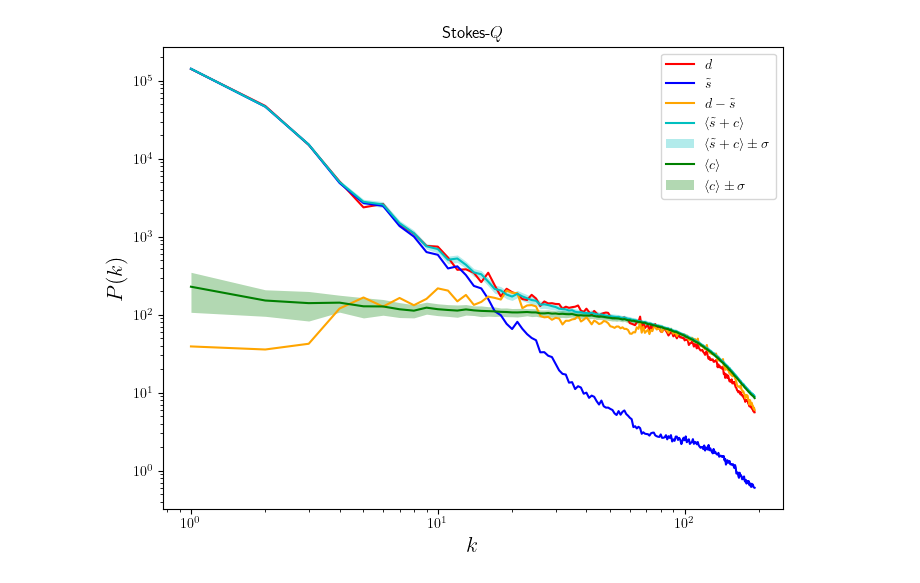
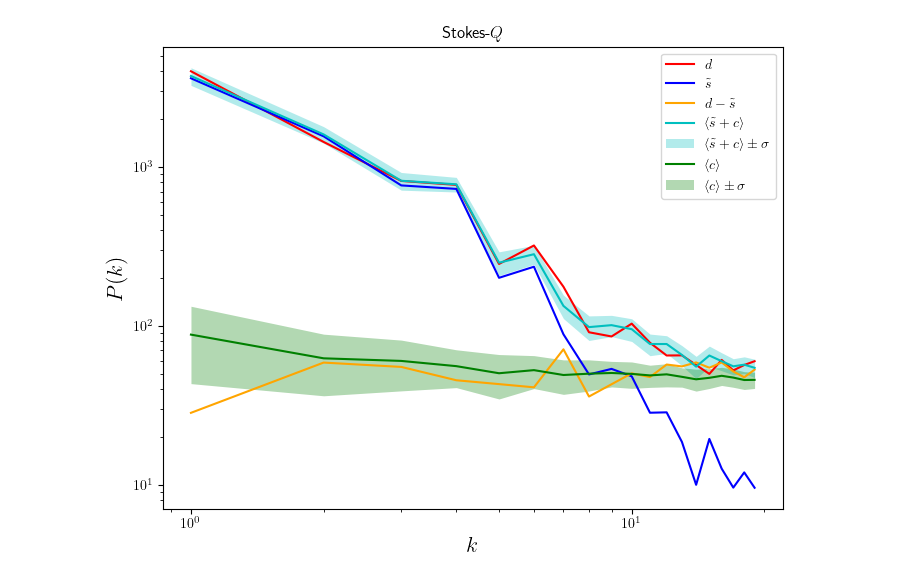
Before and after one commit to atsouros/ScatteringDenoising, a Jupyter notebook: planck_results_plot.ipynb, the cells around one changed output. Drawn from its saved outputs; the diff is of its cells as text; code cells hidden in the pictures.

```diff
--- a/planck_results_plot.ipynb
+++ b/planck_results_plot.ipynb
@@ -37,22 +80,27 @@ u_path = glob.glob(f"{base_path}signal/patch_{patch}/patch_{patch}_U*.npy")[0]
 
 # Load it
 data_I = np.load(i_path)
-data_I = downsample(data_I)
+data_I = margin_crop(downsample(data_I))
 
 # Load it
 data_Q = np.load(q_path)
-data_Q = downsample(data_Q)
+data_Q = margin_crop(downsample(data_Q))
 
 # Load it
 data_U = np.load(u_path)
-data_U = downsample(data_U)
+data_U = margin_crop(downsample(data_U))
 # %%
-denoised = np.load(f"/Users/tsouros/Desktop/ScatteringDenoising/image_denoised_patch_{patch}.npy")
+denoised = np.load(f"/Users/tsouros/Desktop/ScatteringDenoising/image_denoised_patch_{patch}_2.npy")
 # %%
 # image_I, image_Q, image_U = denoised[0], denoised[1], denoised[2]
-image_Q, image_U = denoised[0], denoised[1]
+image_Q, image_U = margin_crop(denoised[0]), margin_crop(denoised[1])
+image_Q = low_pass_filter(image_Q, k_max = k_max)
+image_U = low_pass_filter(image_U, k_max = k_max)
 # %%
-def plot_PS(stokes, image_Q, image_U, data_Q, data_U, nuisance):
+def plot_PS(stokes, image_Q, image_U, data_Q, data_U, nuisance, k_max):
+    import numpy as np
+    import matplotlib.pyplot as plt
+
     plt.figure(figsize=(8, 6))
 
     if stokes == 'Q':
@@ -73,10 +121,9 @@ def plot_PS(stokes, image_Q, image_U, data_Q, data_U, nuisance):
     k_image, P_image = utils.power_spectrum(image)
     k_noise, P_noise = utils.power_spectrum(data - image)
 
-
     # Compute power spectra of nuisance realizations
     k_all_c, P_c_all = zip(*[utils.power_spectrum(c) for c in nuisances])
-    k_mean = k_all_c[0]  # assume all k arrays are equal
+    k_ref = np.array(k_all_c[0])  # common k array for trimming
     P_c_all = np.array(P_c_all)
     P_c_mean = np.mean(P_c_all, axis=0)
     P_c_std = np.std(P_c_all, axis=0)
@@ -87,13 +134,23 @@ def plot_PS(stokes, image_Q, image_U, data_Q, data_U, nuisance):
     P_sc_mean = np.mean(P_sc_all, axis=0)
     P_sc_std = np.std(P_sc_all, axis=0)
 
+    # Trim helper
+    def trim(k, P):
+        mask = k_ref < k_max
+        return k[mask], P[mask]
+
+    k_data, P_data = trim(k_data, P_data)
+    k_image, P_image = trim(k_image, P_image)
+    k_noise, P_noise = trim(k_noise, P_noise)
+    k_mean, P_sc_mean = trim(k_ref, P_sc_mean)
+    _, P_sc_std = trim(k_ref, P_sc_std)
+    _, P_c_mean = trim(k_ref, P_c_mean)
+    _, P_c_std = trim(k_ref, P_c_std)
+
     # Plot
     plt.loglog(k_data, P_data, label=r"$d$", c="r")
     plt.loglog(k_image, P_image, label=r"$\tilde{s}$", c="b")
     plt.loglog(k_noise, P_noise, label=r"$d - \tilde{s}$", c="orange")
-
-
-    # Mean + std of s + c
     plt.loglog(k_mean, P_sc_mean, label=r"$\langle \tilde{s} + c \rangle$", c="c")
     plt.fill_between(
         k_mean,
@@ -104,8 +161,6 @@ def plot_PS(stokes, image_Q, image_U, data_Q, data_U, nuisance):
         linewidth=0,
         label=r"$\langle \tilde{s} + c \rangle \pm \sigma$"
     )
-
-    # Mean + std of c alone
     plt.loglog(k_mean, P_c_mean, label=r"$\langle c \rangle$", c="g")
     plt.fill_between(
         k_mean,
@@ -280,10 +336,10 @@ def plot_noise(stokes, image_Q, image_U, data_Q, data_U, nuisance, ran):
     plt.show()
 # %%
 stokes = 'Q'
-plot_PS(stokes, image_Q, image_U, data_Q, data_U, nuisance)
+plot_PS(stokes, image_Q, image_U, data_Q, data_U, nuisance, k_max = k_max)
 # plot_CS(stokes, image_Q, image_U, data_Q, data_U, nuisance)
 # %% [output]
-[figure, old version]
+[figure, new version]
 # %%
 # Plot for both Q and U
 ran = np.random.randint(len(nuisance))
```
Also changed, not shown: parts of 5 cells of this notebook, 14 other files.
